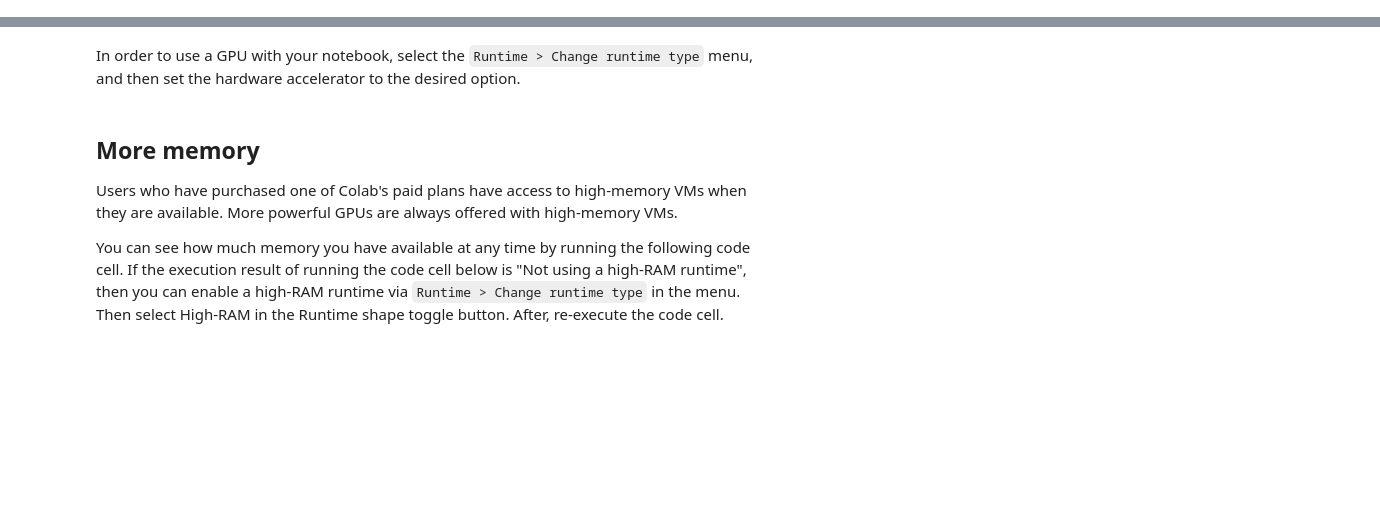
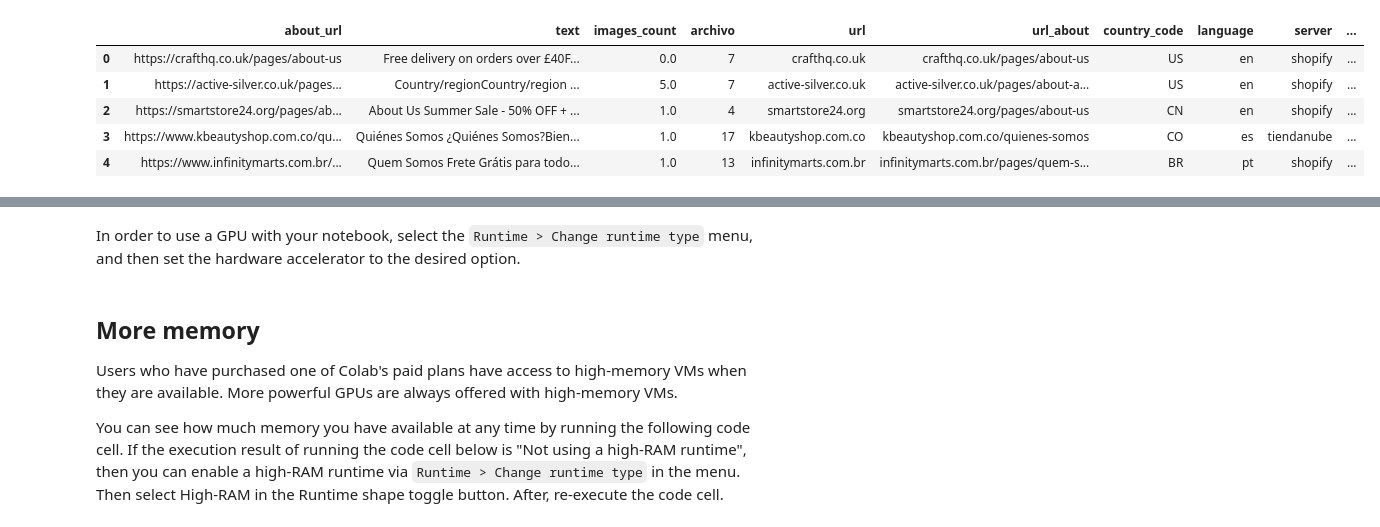
Before and after one commit to nadavo11/textual-semantic-segmentation, a Jupyter notebook: textual_semantic_segmentation.ipynb, the cells around one changed output, grey strips where cells are left out. Cells and saved outputs as stored; diff of their text form; code cells hidden in the pictures; blank space fills up the shorter version.

```diff
--- a/textual_semantic_segmentation.ipynb
+++ b/textual_semantic_segmentation.ipynb
@@ -10,0 +3,2 @@ You can see what GPU you've been assigned at any time by executing the following
+# %%
+PATH = "/content/drive/MyDrive/MSc /Narratives Project Nadav/analysis/data/raw"
@@ -10,0 +14,21 @@ You can see what GPU you've been assigned at any time by executing the following
+# %%
+import os
+import pandas as pd
+import numpy as np
+
+data_path = os.path.join(PATH, "storeleads-scraping-about_data_toclean_sample5.csv")
+df = pd.read_csv(data_path)
+
+
+
+# add empty row called clean text
+df['clean_text'] = ''
+df['purged_text'] = ''
+display(df.head())
+# %% [output]
+|  | about_url | text | images_count | archivo | url | url_about | country_code | language | server | ... |
+| 0 | https://crafthq.co.uk/pages/about-us | Free delivery on orders over £40F... | 0.0 | 7 | crafthq.co.uk | crafthq.co.uk/pages/about-us | US | en | shopify | ... |
+| 1 | https://active-silver.co.uk/pages... | Country/regionCountry/region ... | 5.0 | 7 | active-silver.co.uk | active-silver.co.uk/pages/about-a... | US | en | shopify | ... |
+| 2 | https://smartstore24.org/pages/ab... | About Us Summer Sale - 50% OFF + ... | 1.0 | 4 | smartstore24.org | smartstore24.org/pages/about-us | CN | en | shopify | ... |
+| 3 | https://www.kbeautyshop.com.co/qu... | Quiénes Somos ¿Quiénes Somos?Bien... | 1.0 | 17 | kbeautyshop.com.co | kbeautyshop.com.co/quienes-somos | CO | es | tiendanube | ... |
+| 4 | https://www.infinitymarts.com.br/... | Quem Somos Frete Grátis para todo... | 1.0 | 13 | infinitymarts.com.br | infinitymarts.com.br/pages/quem-s... | BR | pt | shopify | ... |
```
Also changed, not shown: parts of 27 cells of this notebook.
